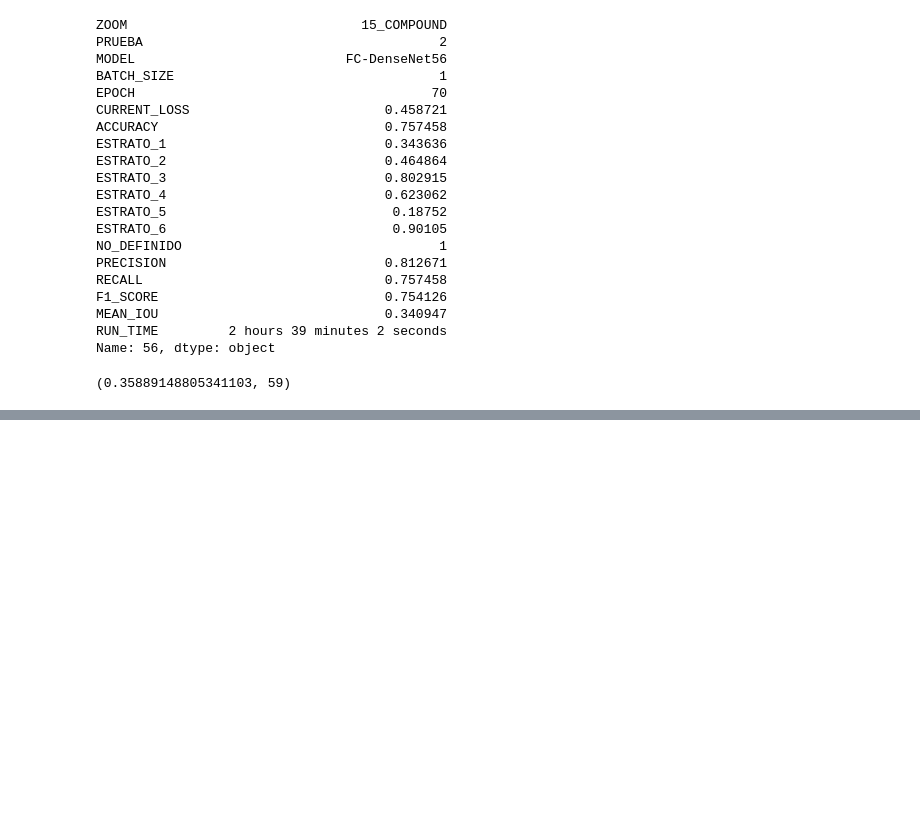
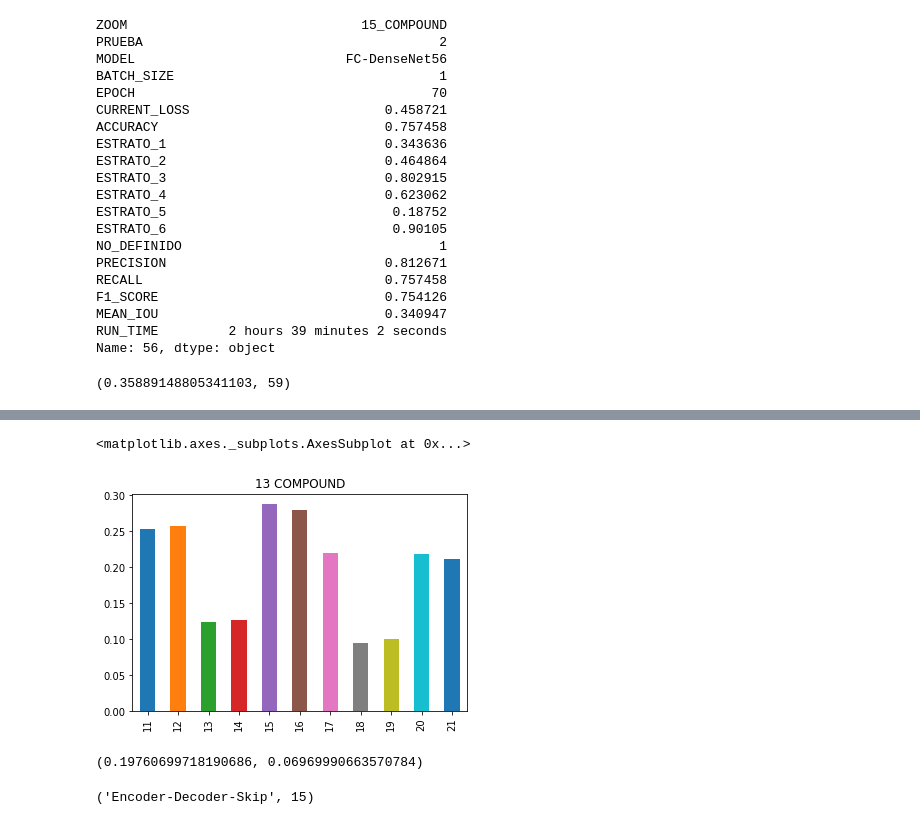
Before and after one commit to DaielChom/proyecto_uis, a Jupyter notebook: 06 - Resultados.ipynb, the cells around one changed output, grey strips where cells are left out. Cells and saved outputs as stored; diff of their text form; code cells hidden in the pictures; blank space fills up the shorter version.

```diff
--- a/06 - Resultados.ipynb
+++ b/06 - Resultados.ipynb
@@ -738,0 +973,13 @@ sum([4.5])/1
+# %%
+csv_test.loc[11:21]["MEAN_IOU"].plot.bar(title="13 COMPOUND")
+# %% [output]
+<matplotlib.axes._subplots.AxesSubplot at 0x...>
+[figure, added]
+# %%
+np.mean(csv_test.loc[11:21]["MEAN_IOU"].values), np.std(csv_test.loc[11:21]["MEAN_IOU"].values)
+# %% [output]
+(0.19760699718190686, 0.06969990663570784)
+# %%
+csv_test.loc[csv_test.loc[11:21]["MEAN_IOU"].idxmax()][2], csv_test.loc[11:21]["MEAN_IOU"].idxmax()
+# %% [output]
+('Encoder-Decoder-Skip', 15)
```
Also changed, not shown: parts of 72 cells of this notebook, 4 other files.
